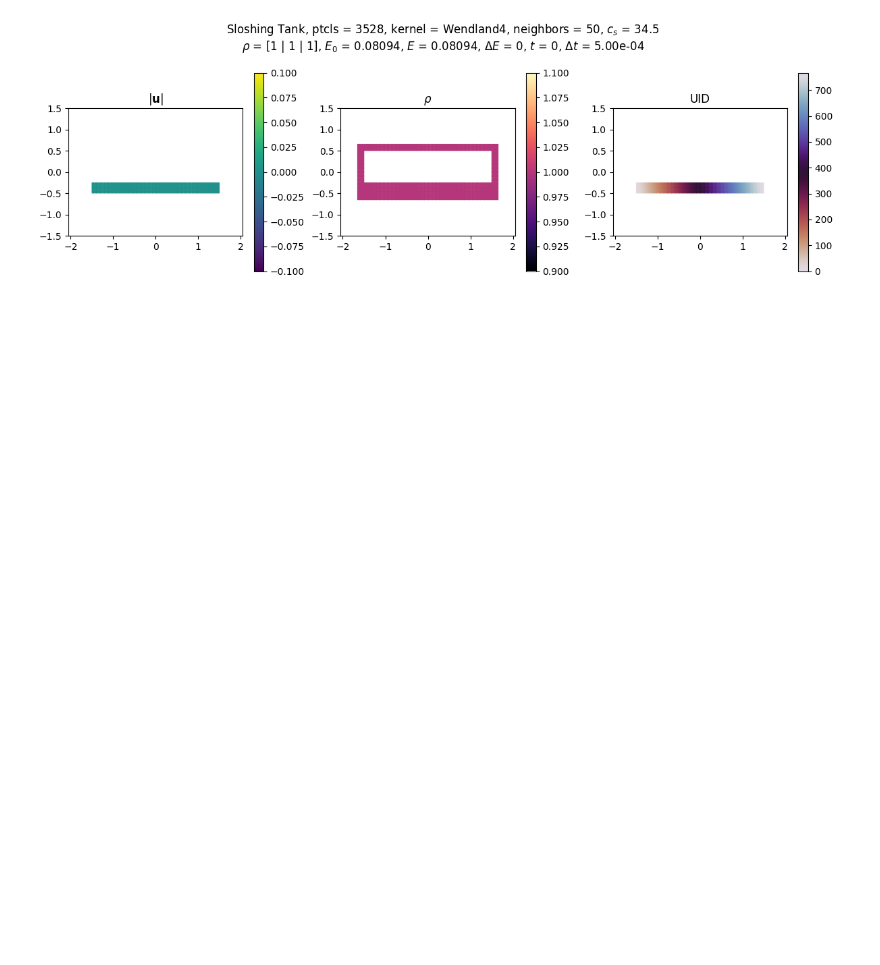
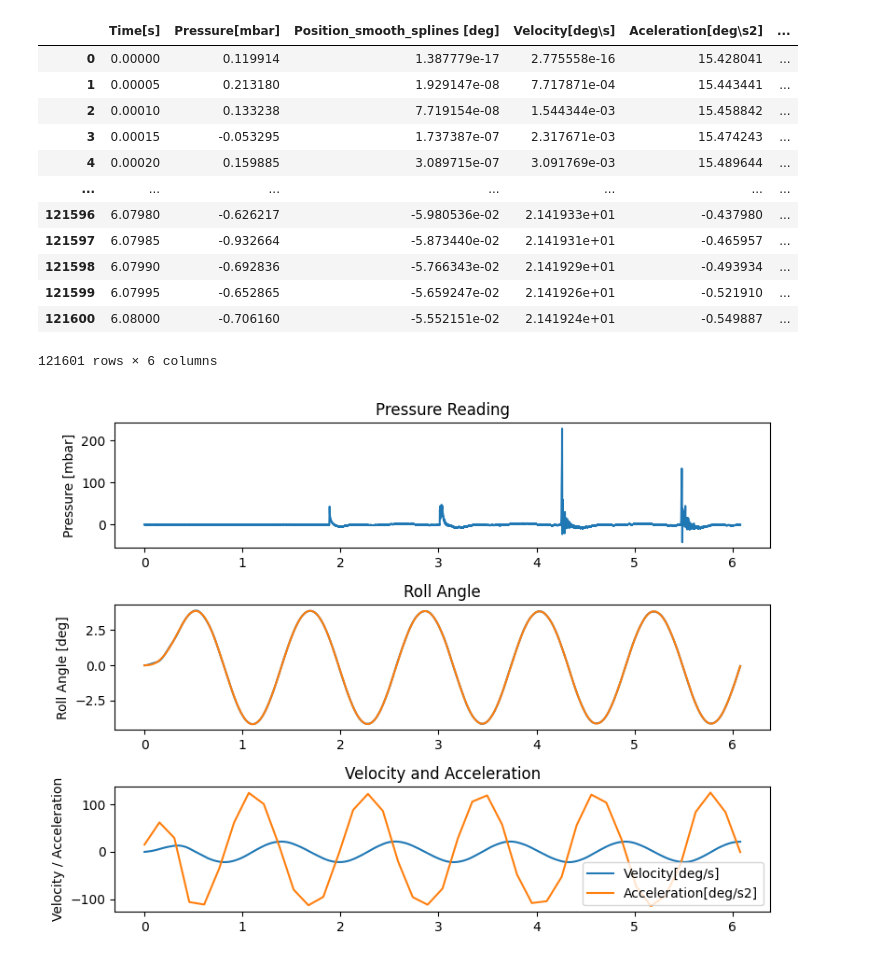
Before and after one commit to tum-pbs/diffSPH, a Jupyter notebook: examples/weaklyCompressible/16_SloshingTank.ipynb, the cells around one changed output. Saved outputs shown, nothing was run; the diff lists cells and outputs as text; code cells hidden in the pictures; blank space fills up the shorter version.

```diff
--- a/examples/weaklyCompressible/16_SloshingTank.ipynb
+++ b/examples/weaklyCompressible/16_SloshingTank.ipynb
@@ -158,3 +312,51 @@ print(sum([region['particles'].positions.shape[0] for region in regions]))
+# %%
+import pandas as pd
+rollHistory = pd.read_csv('roof_water_1x.txt', sep='\t')
+
+display(rollHistory)
+
+fig, axis = plt.subplots(3, 1, figsize=(8, 6), squeeze=False)
+
+dt = rollHistory['Time[s]'][1] - rollHistory['Time[s]'][0]
+
+rollTimes = rollHistory['Time[s]'].to_numpy()
+pressure = rollHistory['Pressure[mbar]'].to_numpy()
+positionOriginal = rollHistory['Position_original [deg]'].to_numpy()
+positionSmooth = rollHistory['Position_smooth_splines [deg]'].to_numpy()
+
+velocity = rollHistory['Velocity[deg\\s]'].to_numpy()
+acceleration = rollHistory['Aceleration[deg\\s2]'].to_numpy()
+
+axis[0,0].plot(rollTimes, pressure)
+axis[0,0].set_ylabel('Pressure [mbar]')
+axis[0,0].set_title('Pressure Reading')
+
+axis[1,0].plot(rollTimes, positionOriginal)
+axis[1,0].plot(rollTimes, positionSmooth)
+axis[1,0].set_ylabel('Roll Angle [deg]')
+axis[1,0].set_title('Roll Angle')
+
+axis[2,0].plot(rollTimes, velocity, label='Velocity[deg/s]')
+axis[2,0].plot(rollTimes, acceleration, label='Acceleration[deg/s2]')
+axis[2,0].set_ylabel('Velocity / Acceleration')
+axis[2,0].set_title('Velocity and Acceleration')
+axis[2,0].legend()
+fig.tight_layout()
+# %% [output]
+|  | Time[s] | Pressure[mbar] | Position_smooth_splines [deg] | Velocity[deg\s] | Aceleration[deg\s2] | ... |
+| 0 | 0.00000 | 0.119914 | 1.387779e-17 | 2.775558e-16 | 15.428041 | ... |
+| 1 | 0.00005 | 0.213180 | 1.929147e-08 | 7.717871e-04 | 15.443441 | ... |
+| 2 | 0.00010 | 0.133238 | 7.719154e-08 | 1.544344e-03 | 15.458842 | ... |
+| 3 | 0.00015 | -0.053295 | 1.737387e-07 | 2.317671e-03 | 15.474243 | ... |
+| 4 | 0.00020 | 0.159885 | 3.089715e-07 | 3.091769e-03 | 15.489644 | ... |
+| ... | ... | ... | ... | ... | ... | ... |
+| 121596 | 6.07980 | -0.626217 | -5.980536e-02 | 2.141933e+01 | -0.437980 | ... |
+| 121597 | 6.07985 | -0.932664 | -5.873440e-02 | 2.141931e+01 | -0.465957 | ... |
+| 121598 | 6.07990 | -0.692836 | -5.766343e-02 | 2.141929e+01 | -0.493934 | ... |
+| 121599 | 6.07995 | -0.652865 | -5.659247e-02 | 2.141926e+01 | -0.521910 | ... |
+| 121600 | 6.08000 | -0.706160 | -5.552151e-02 | 2.141924e+01 | -0.549887 | ... |
+121601 rows × 6 columns
+[figure, added]
 # %%
 from diffSPH.sampling import sampleDivergenceFreeNoise
 
@@ -168,12 +370,0 @@ rigidBodies[-1].angularVelocity = np.pi/16 * torch.cos(t * np.pi)
-# %%
-## Setup simulation, everything after this should be the same for all examples
-fig, axis, velocityPlot, densityPlot, uidPlot, particleSystem, dt, initialKineticEnergy, initialPotentialEnergy, initialEnergy = setupExampleSimulation(simulationName, scheme, particleState, config, regions, stacked = 'horizontal', figsize = (12, 4))
-for ax in axis.flatten():
-        ax.set_xlim(-2.05, 2.05)
-        ax.set_ylim(-1.5, 1.5)
-
-imagePrefix = f'./images/{exportName}/'
-os.makedirs(imagePrefix, exist_ok = True)
-fig.savefig(f'{imagePrefix}frame_{0:05d}.png', dpi = 100)
-# %% [output]
-[figure, removed]
```
Also changed, not shown: parts of 8 cells of this notebook, 11 other files.
